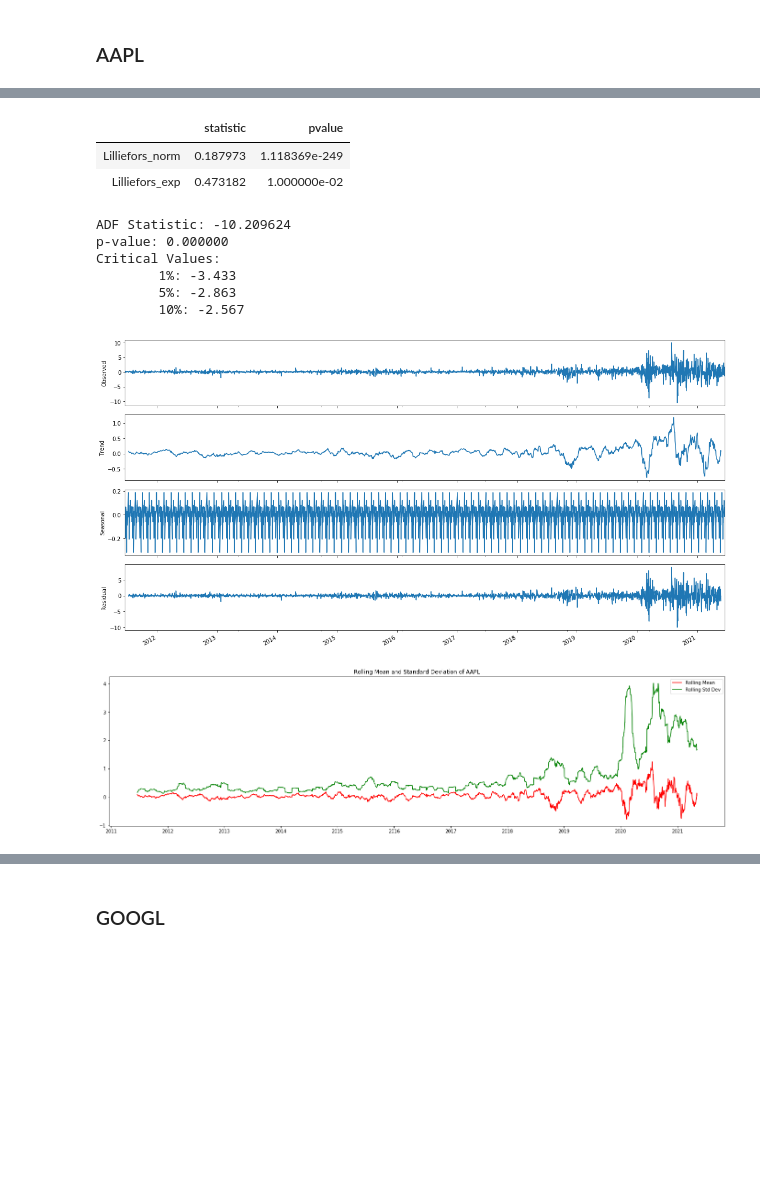
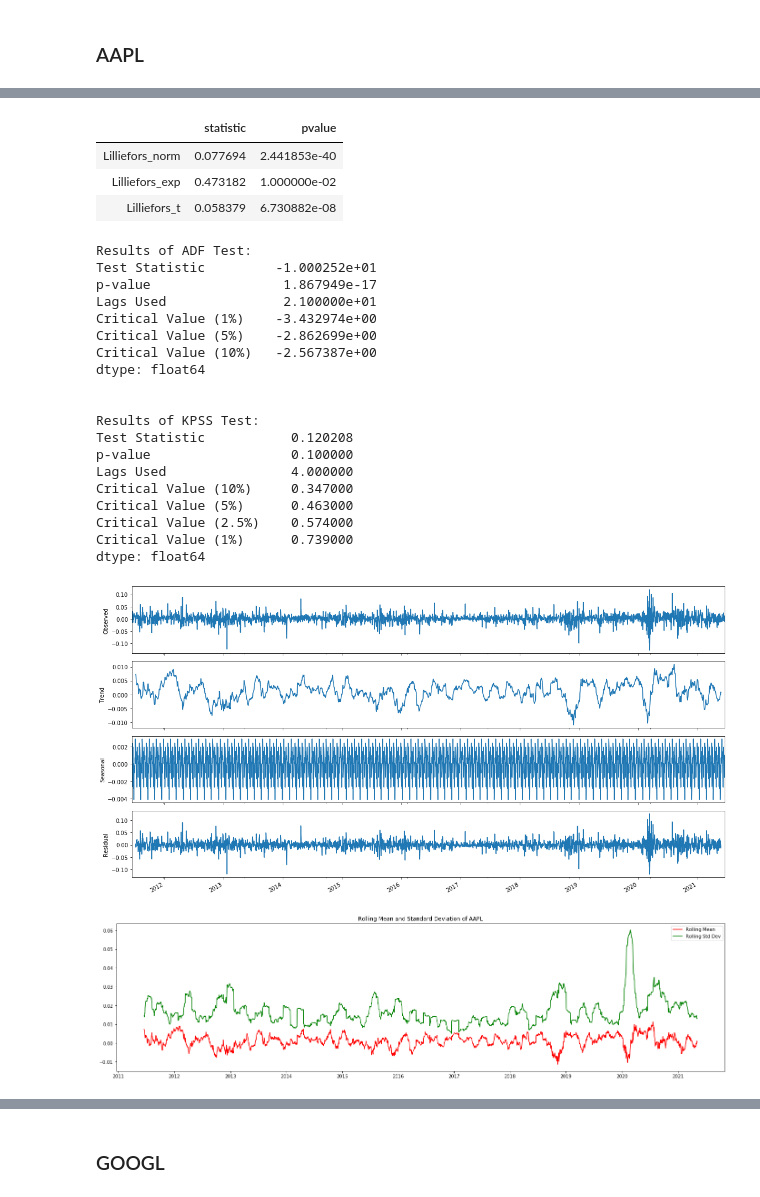
Before and after one commit to kirillovID/test_intro, a Jupyter notebook: alfa_test.ipynb, the cells around one changed output, grey strips where cells are left out. Cells and saved outputs as stored; diff of their text form; code cells hidden in the pictures; blank space fills up the shorter version.

```diff
--- a/alfa_test.ipynb
+++ b/alfa_test.ipynb
@@ -94,7 +89,7 @@ To register the converters:
 # Task 2
 # %%
 # obtaining returns
-daily_returns = daily_close.diff(-1)
+daily_returns = - daily_close.diff(1) / daily_close
 
 daily_returns.head()
 # %% [output]
@@ -124,7 +119,7 @@ daily_returns.describe()
 # let's start with visualizations
 
 def returns_vs_plots(daily_returns, ticker, df=4, plot=True):
-    np.random.seed(9)
+    np.random.seed(10)
 
     # retrieving count, mean and std of ticker
     n = daily_returns[ticker].describe().loc['count'].astype(int)
@@ -132,11 +127,11 @@ def returns_vs_plots(daily_returns, ticker, df=4, plot=True):
     std = daily_returns[ticker].describe().loc['std']
 
     # dropping NaNs = getting only first n instances
-    returns = np.array(daily_returns[ticker])[:n]
+    returns = np.array(daily_returns[ticker])[1:(n+1)]
 
     # considering given distributions
     gaussian = np.random.normal(mu, std, n)
-    student = np.random.standard_t(df, n) + mu
+    student = (np.random.standard_t(df, n) + mu) * std
 
     if plot:
         # plotting returns vs these dists
@@ -154,5 +149,5 @@ def returns_vs_plots(daily_returns, ticker, df=4, plot=True):
     return n, mu, std, returns, gaussian, student
 
 # firstly, we will consider AAPL vs given dists
-n_aapl, mu_aapl, std_aapl, returns_aapl, gaussian_aapl, student_aapl = returns_vs_plots(daily_returns, 'AAPL')
+n_aapl, mu_aapl, std_aapl, returns_aapl, gaussian_aapl, student_aapl = returns_vs_plots(daily_returns, 'AAPL', 8)
 # %% [output]
@@ -181,64 +177,91 @@ qqplots(daily_returns, 'AAPL')
 # %%
 # finally, let's run some goodness of fit tests
 
-def goodness_of_fit_tests(daily_returns, ticker):
+def goodness_of_fit_tests(daily_returns, ticker, df=8):
     _, _, _, returns, _, _ = returns_vs_plots(daily_returns, ticker, plot=False)
 
     # Lilliefors’ tests
     ks_norm = smstats.diagnostic.kstest_normal(returns)
     ks_exp = smstats.diagnostic.kstest_exponential(returns)
+    loc, scale = stats.t.fit_loc_scale(returns, df)
+    ks_t = stats.kstest(returns, 't', args=(df, loc, scale))
 
-    return pd.DataFrame([ks_norm, ks_exp], index=['Lilliefors_norm', 'Lilliefors_exp'], columns=['statistic', 'pvalue'])
+    return pd.DataFrame([ks_norm, ks_exp, ks_t], index=['Lilliefors_norm', 'Lilliefors_exp', 'Lilliefors_t'], columns=['statistic', 'pvalue'])
 
 goodness_of_fit_tests(daily_returns, 'AAPL')
 
-# pvalues are smaller than 0.05 => rejecting both null hypotheses (that returns are normally or exponentially distributed) at 0.05 level
+# pvalues are smaller than 0.05 => rejecting all null hypotheses (that returns are normally, exponentially or student distributed) at 0.05 level
 # %% [output]
 |  | statistic | pvalue |
-| Lilliefors_norm | 0.187973 | 1.118369e-249 |
+| Lilliefors_norm | 0.077694 | 2.441853e-40 |
 | Lilliefors_exp | 0.473182 | 1.000000e-02 |
+| Lilliefors_t | 0.058379 | 6.730882e-08 |
 # %%
 # moving on to a stationary analysis of returns
 
 def stationary_analysis(daily_returns, ticker):
     returns = daily_returns[ticker].dropna()
 
-    result = adfuller(returns)
-    print('ADF Statistic: %f' % result[0])
-    print('p-value: %f' % result[1])
-    print('Critical Values:')
-    for key, value in result[4].items():
-        print('\t%s: %.3f' % (key, value))
+
+    print('Results of ADF Test:')
+    adftest = adfuller(returns)
+    adf_output = pd.Series(adftest[0:3], index=['Test Statistic', 'p-value', 'Lags Used'])
+    for key, value in adftest[4].items():
+        adf_output['Critical Value (%s)' %key] = value
+    print (adf_output)
+
+    print('\n')
+
+    print ('Results of KPSS Test:')
+    kpsstest = kpss(returns, regression='c', lags="auto")
+    kpss_output = pd.Series(kpsstest[0:3], index=['Test Statistic', 'p-value', 'Lags Used'])
+    for key, value in kpsstest[3].items():
+        kpss_output['Critical Value (%s)' %key] = value
+    print (kpss_output)
 
     decomposition = seasonal_decompose(returns.to_frame(), freq=30)
     decomposition.plot()
 
     # calculating rolling mean and rolling standard deviation:
     rolling_mean = returns.rolling(30).mean()
     rolling_std_dev = returns.rolling(30).std()
 
     plt.figure(figsize=(24, 6))
     plt.plot(rolling_mean, color='red', label='Rolling Mean')
     plt.plot(rolling_std_dev, color='green', label='Rolling Std Dev')
     plt.legend(loc='best')
     plt.title('Rolling Mean and Standard Deviation of ' + ticker)
 
 
     plt.show()
 
 stationary_analysis(daily_returns, 'AAPL')
 
-# highly unlikely that our data is stationary as rolling mean and std are changing in time
-# and pvalue for ADF test is 0, so we reject the null hypothesis that the data is stationary
+# rolling mean and std are changing in time => there is a possibility that our data is not stationary
+# pvalue for ADF test is almost 0, so we reject the null hypothesis that the data is not stationary => AAPL returns are stationary
+# pvalue for KPSS test is greater than 0.05 => can't reject the null hypothesis that the data is stationary on 0.05 significance level
 # %% [output]
-ADF Statistic: -10.209624
-p-value: 0.000000
-Critical Values:
-        1%: -3.433
-        5%: -2.863
-        10%: -2.567
+Results of ADF Test:
+Test Statistic         -1.000252e+01
+p-value                 1.867949e-17
+Lags Used               2.100000e+01
+Critical Value (1%)    -3.432974e+00
+Critical Value (5%)    -2.862699e+00
+Critical Value (10%)   -2.567387e+00
+dtype: float64
+
+
+Results of KPSS Test:
+Test Statistic           0.120208
+p-value                  0.100000
+Lags Used                4.000000
+Critical Value (10%)     0.347000
+Critical Value (5%)      0.463000
+Critical Value (2.5%)    0.574000
+Critical Value (1%)      0.739000
+dtype: float64
-[figure, old version]
+[figure, new version]
-[figure, old version]
+[figure, new version]
 # %%
 # to see if there is any dependency of time series values to their previous values, we will use autocorrelation function
 
```
Also changed, not shown: parts of 42 cells of this notebook.
